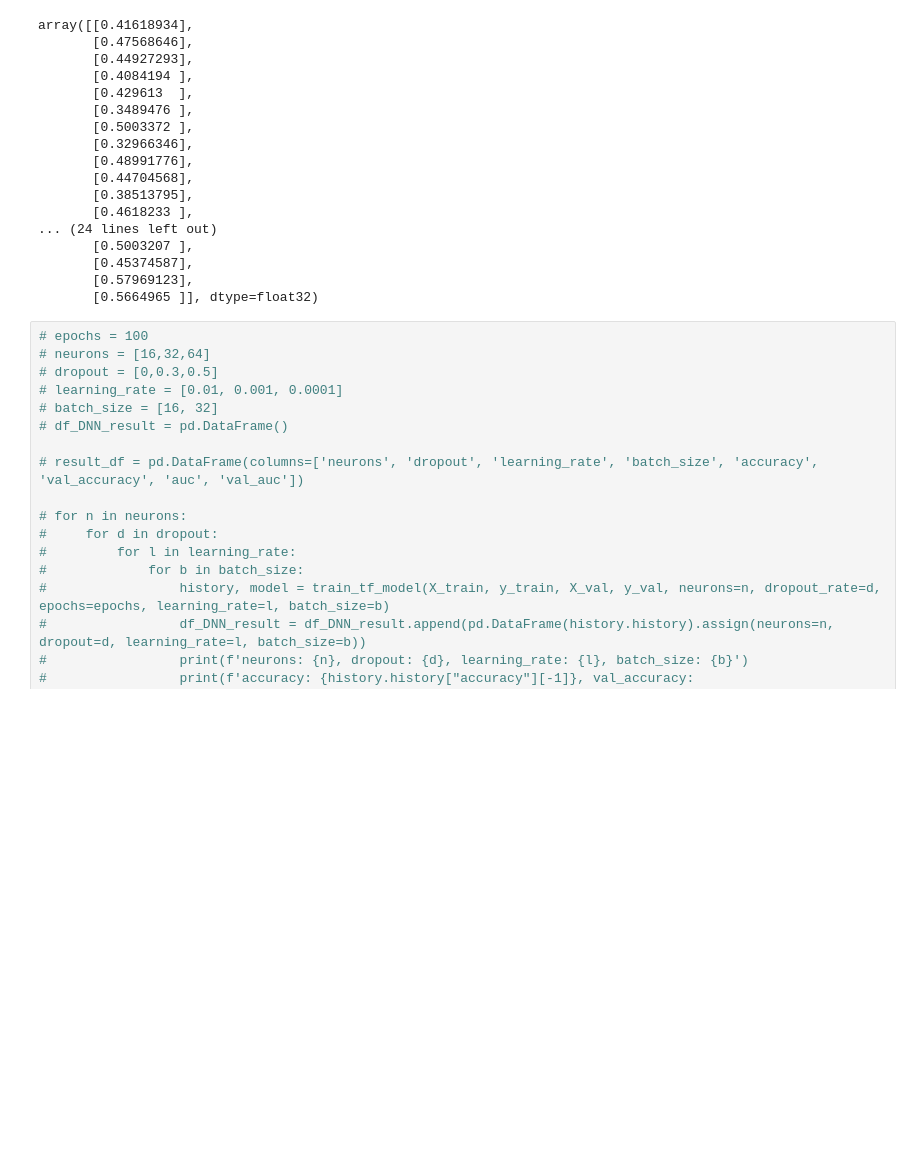
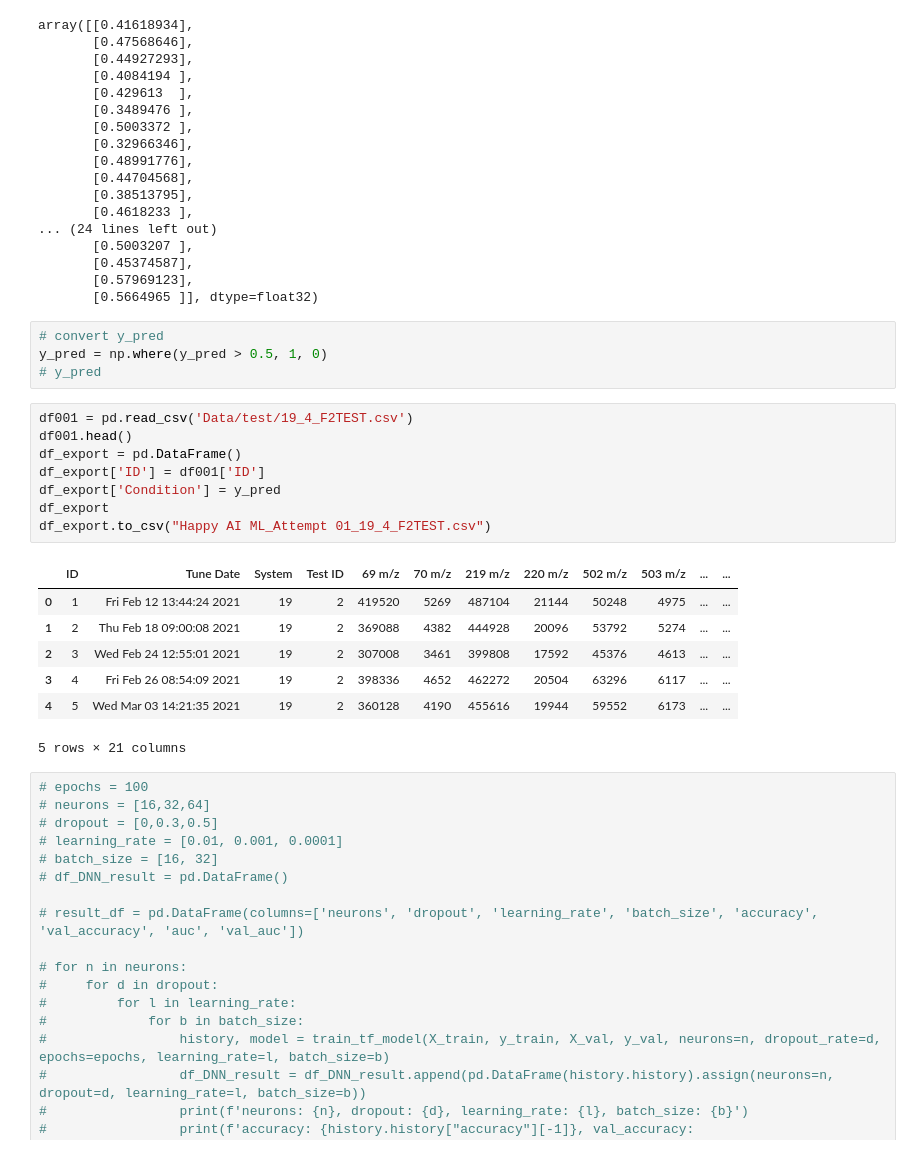
Before and after one commit to AchillesReaper/UTS-AI-Hackathon-2023, a Jupyter notebook: Copy_of_ml_template_testing_system_only_time_change_10.ipynb, the cells around one changed output. Saved outputs shown, nothing was run; the diff lists cells and outputs as text; blank space fills up the shorter version.

```diff
--- a/Copy_of_ml_template_testing_system_only_time_change_10.ipynb
+++ b/Copy_of_ml_template_testing_system_only_time_change_10.ipynb
@@ -369,6 +369,26 @@ array([[0.41618934],
        [0.45374587],
        [0.57969123],
        [0.5664965 ]], dtype=float32)
+# %%
+# convert y_pred
+y_pred = np.where(y_pred > 0.5, 1, 0)
+# y_pred
+# %%
+df001 = pd.read_csv('Data/test/19_4_F2TEST.csv')
+df001.head()
+df_export = pd.DataFrame()
+df_export['ID'] = df001['ID']
+df_export['Condition'] = y_pred
+df_export
+df_export.to_csv("Happy AI ML_Attempt 01_19_4_F2TEST.csv")
+# %% [output]
+|  | ID | Tune Date | System | Test ID | 69 m/z | 70 m/z | 219 m/z | 220 m/z | 502 m/z | 503 m/z | ... | ... |
+| 0 | 1 | Fri Feb 12 13:44:24 2021 | 19 | 2 | 419520 | 5269 | 487104 | 21144 | 50248 | 4975 | ... | ... |
+| 1 | 2 | Thu Feb 18 09:00:08 2021 | 19 | 2 | 369088 | 4382 | 444928 | 20096 | 53792 | 5274 | ... | ... |
+| 2 | 3 | Wed Feb 24 12:55:01 2021 | 19 | 2 | 307008 | 3461 | 399808 | 17592 | 45376 | 4613 | ... | ... |
+| 3 | 4 | Fri Feb 26 08:54:09 2021 | 19 | 2 | 398336 | 4652 | 462272 | 20504 | 63296 | 6117 | ... | ... |
+| 4 | 5 | Wed Mar 03 14:21:35 2021 | 19 | 2 | 360128 | 4190 | 455616 | 19944 | 59552 | 6173 | ... | ... |
+5 rows × 21 columns
 # %%
 # epochs = 100
 # neurons = [16,32,64]
```
Also changed, not shown: 2 other files.
